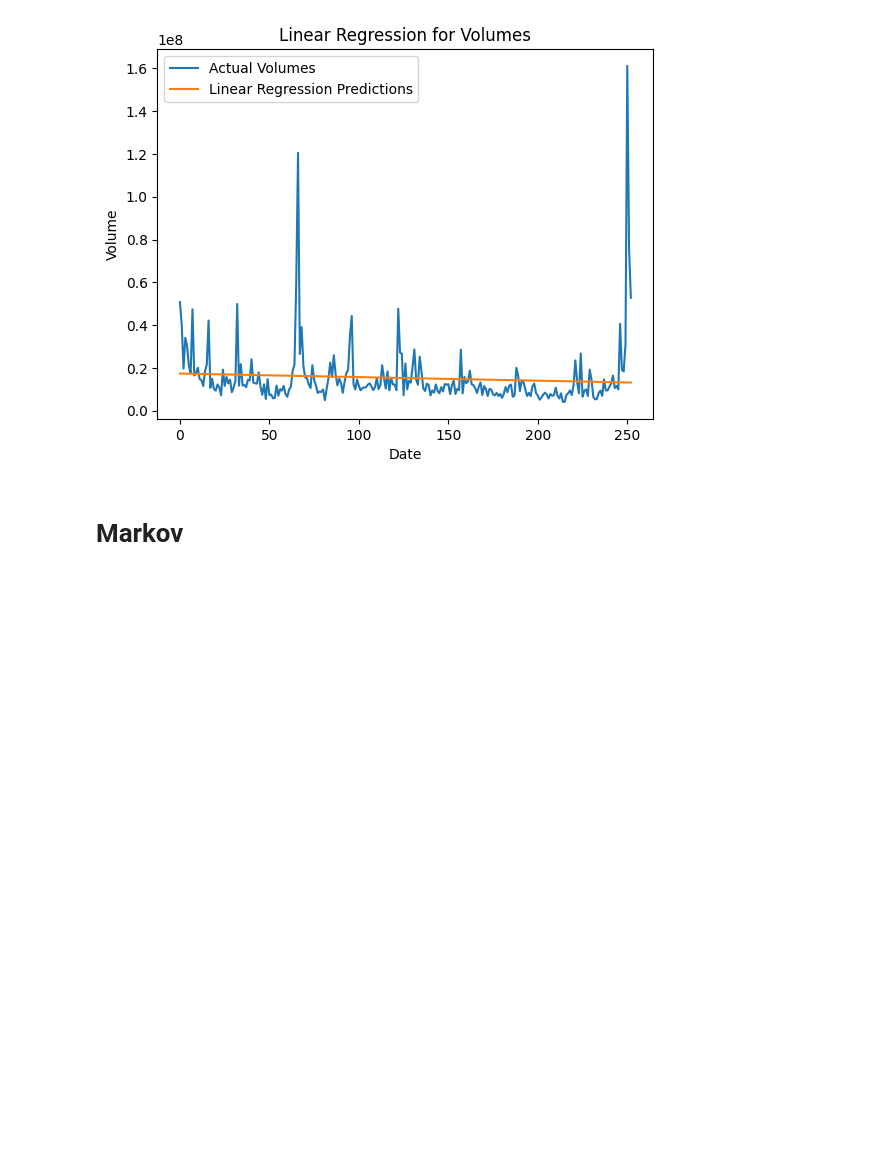
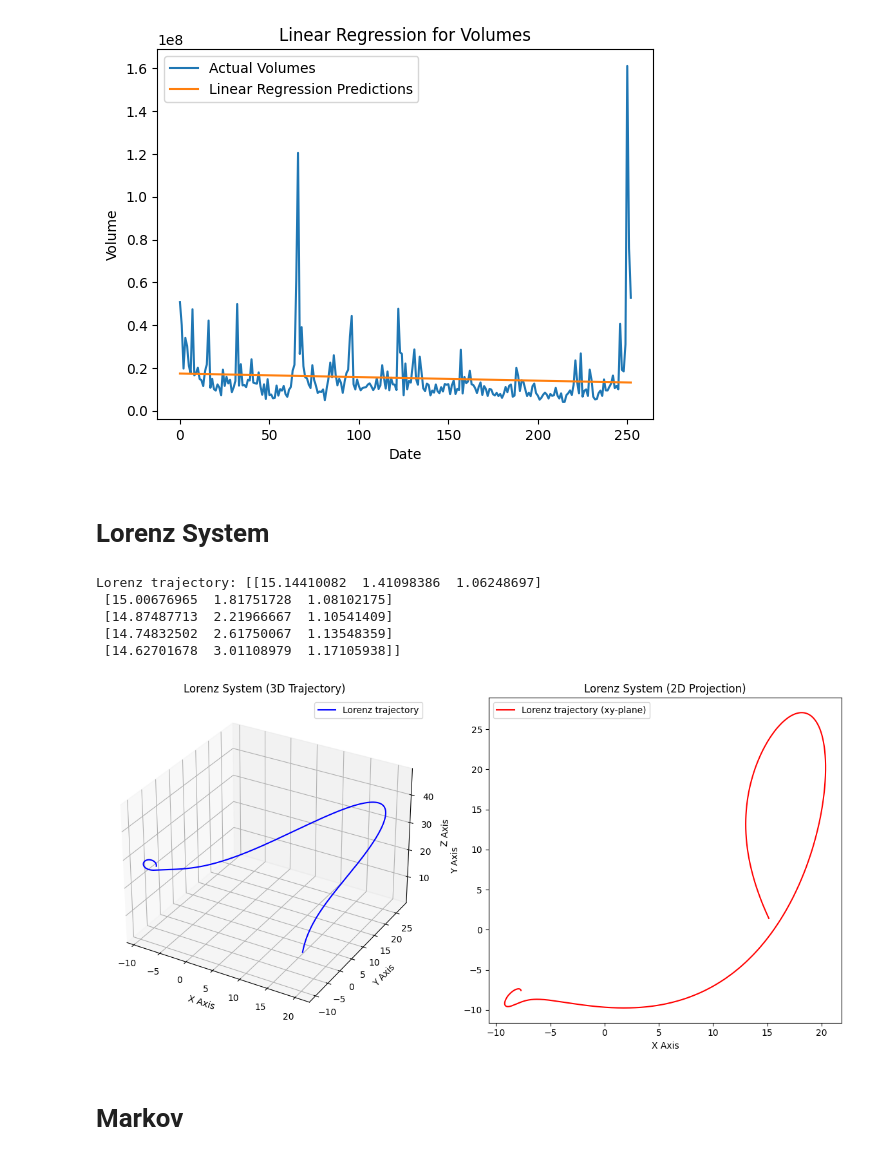
Before and after one commit to stefanciprian/rd, a Jupyter notebook: prices_and_volumes.ipynb, the cells around one changed output. Saved outputs shown, nothing was run; the diff lists cells and outputs as text; code cells hidden in the pictures; blank space fills up the shorter version.

```diff
--- a/prices_and_volumes.ipynb
+++ b/prices_and_volumes.ipynb
@@ -162,6 +404,74 @@ plt.ylabel('Volume')
 plt.show()
 # %% [output]
 [figure]
+# %% [markdown]
+# Lorenz System
+# %%
+import numpy as np
+import matplotlib.pyplot as plt
+from mpl_toolkits.mplot3d import Axes3D
+
+def lorenz_system(initial_state, dt, steps):
+    sigma = 10.0
+    rho = 28.0
+    beta = 8.0 / 3.0
+
+    state = np.array(initial_state)
+    trajectory = np.zeros((steps, 3))
+
+    for i in range(steps):
+        dx = sigma * (state[1] - state[0])
+        dy = state[0] * (rho - state[2]) - state[1]
+        dz = state[0] * state[1] - beta * state[2]
+
+        state[0] += dx * dt
+        state[1] += dy * dt
+        state[2] += dz * dt
+
+        trajectory[i] = state
+
+    return trajectory
+
+# Simulate Lorenz system
+initial_state = [np.mean(df['Volume']) / 1_000_000, 1.0, 1.05]
+lorenz_trajectory = lorenz_system(initial_state, dt=0.001, steps=1000)
+print(f"Lorenz trajectory: {lorenz_trajectory[:5]}")  # Show first 5 points
+
+# Extract x, y, z coordinates
+x = lorenz_trajectory[:, 0]
+y = lorenz_trajectory[:, 1]
+z = lorenz_trajectory[:, 2]
+
+# Create a 3D plot
+fig = plt.figure(figsize=(12, 6))
+
+# 3D plot of Lorenz trajectory
+ax_3d = fig.add_subplot(121, projection='3d')
+ax_3d.plot(x, y, z, label='Lorenz trajectory', color='b')
+ax_3d.set_xlabel('X Axis')
+ax_3d.set_ylabel('Y Axis')
+ax_3d.set_zlabel('Z Axis')
+ax_3d.set_title('Lorenz System (3D Trajectory)')
+ax_3d.legend()
+
+# 2D plot of the same Lorenz trajectory projected onto the xy-plane
+ax_2d = fig.add_subplot(122)
+ax_2d.plot(x, y, label='Lorenz trajectory (xy-plane)', color='r')
+ax_2d.set_xlabel('X Axis')
+ax_2d.set_ylabel('Y Axis')
+ax_2d.set_title('Lorenz System (2D Projection)')
+ax_2d.legend()
+
+# Show both plots
+plt.tight_layout()
+plt.show()
+# %% [output]
+Lorenz trajectory: [[15.14410082  1.41098386  1.06248697]
+ [15.00676965  1.81751728  1.08102175]
+ [14.87487713  2.21966667  1.10541409]
+ [14.74832502  2.61750067  1.13548359]
+ [14.62701678  3.01108979  1.17105938]]
+[figure, added]
 # %% [markdown]
 # Markov
 # %% [markdown]
```
Also changed, not shown: parts of 8 cells of this notebook.
